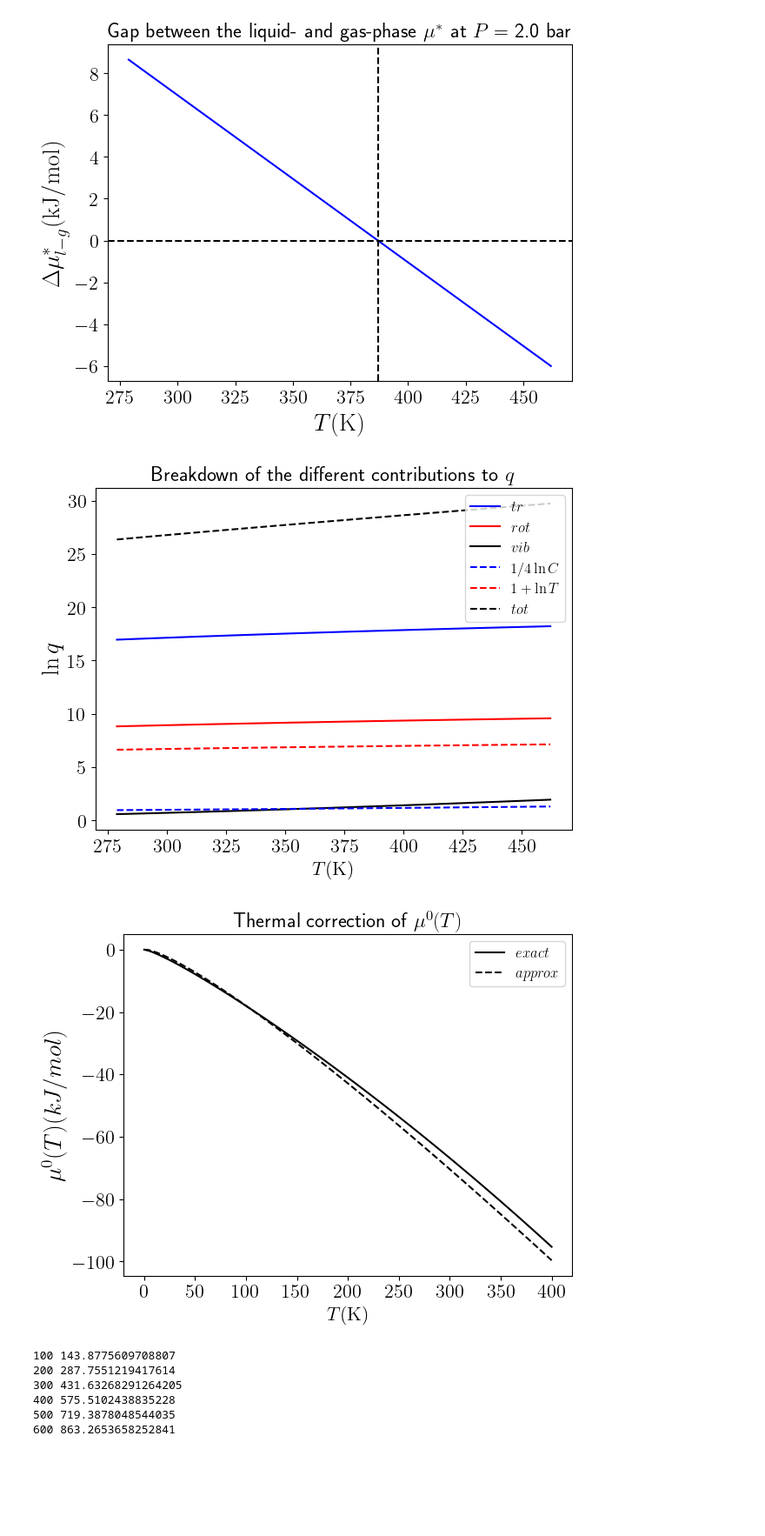
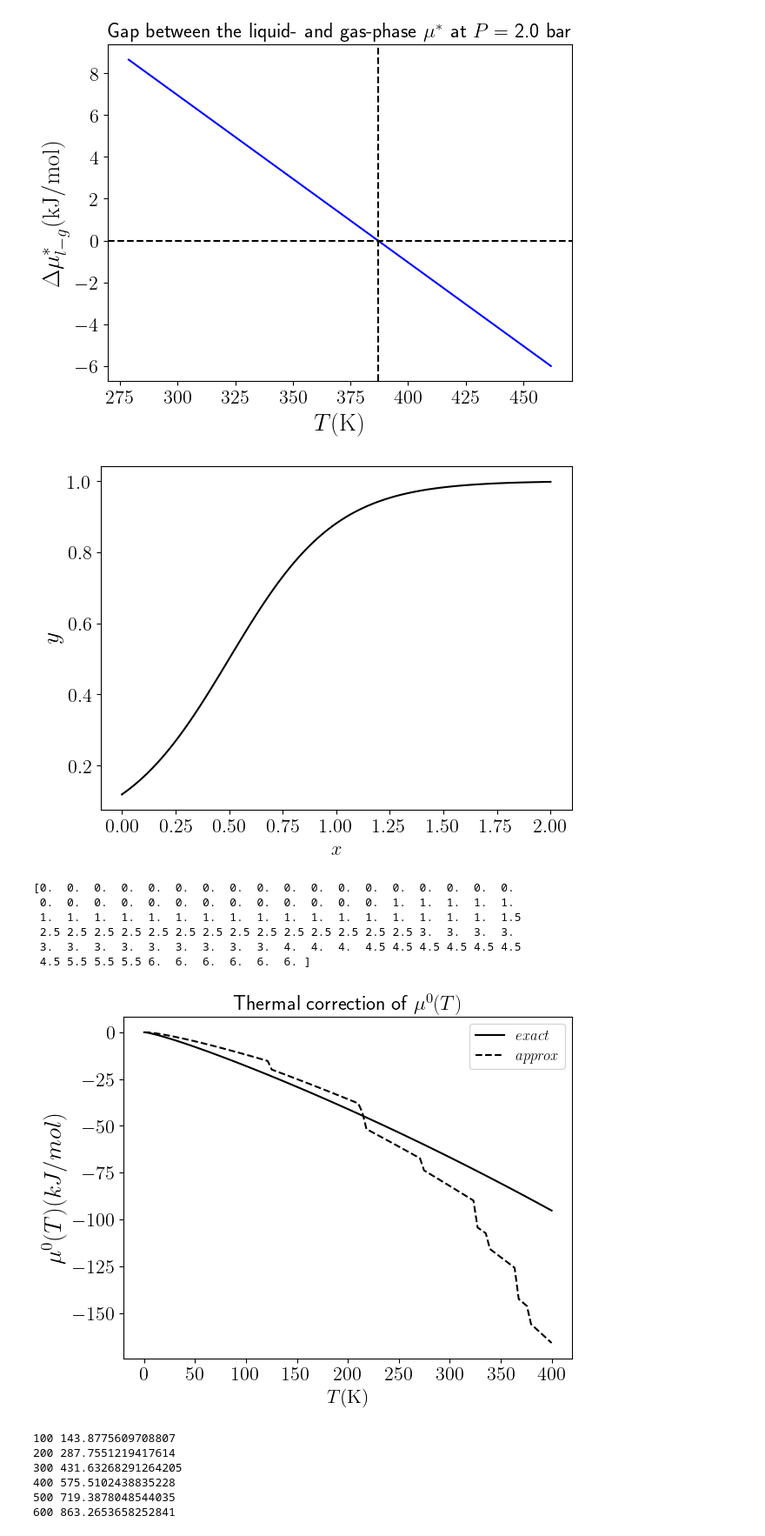
Before and after one commit to emartineznunez/LV_phase_diagrams, a Jupyter notebook: Phase_diagram_pure.ipynb, the cells around one changed output. Shown at 87% size. Saved outputs shown, nothing was run; the diff lists cells and outputs as text; code cells hidden in the pictures; blank space fills up the shorter version.

```diff
--- a/Phase_diagram_pure.ipynb
+++ b/Phase_diagram_pure.ipynb
@@ -602,44 +602,87 @@ plt.show()
 # %%
 #@title Partition functions
 #Plot the partition functions as a function of T
-plt.plot(T,np.log(qt),'-',color='blue', label='$tr$')
-plt.plot(T,np.log(qr),'-',color='red', label='$rot$')
-plt.plot(T,np.log(qv),'-',color='black', label='$vib$')
-plt.plot(T,1/4*np.log(qp),'--',color='blue', label='$1/4\ln C$')
-plt.plot(T,1+np.log(T),'--',color='red', label='$1+\ln T$')
+#plt.plot(T,np.log(qt),'-',color='blue', label='$tr$')
+#plt.plot(T,np.log(qr),'-',color='red', label='$rot$')
+#plt.plot(T,np.log(qv),'-',color='black', label='$vib$')
+#plt.plot(T,1/4*np.log(qp),'--',color='blue', label='$1/4\ln C$')
+#plt.plot(T,1+np.log(T),'--',color='red', label='$1+\ln T$')
 
 
-plt.plot(T,np.log(qv*qr*qt),'--',color='black', label='$tot$')
+#plt.plot(T,np.log(qv*qr*qt),'--',color='black', label='$tot$')
 #plt.plot(T,-R*T*np.log(qv*qr*qt),':',color='black', label='$G_{corr}$')
-plt.ylabel(r'$\ln q$',fontsize=20)
-plt.xlabel(r'$T(\mathrm{K})$',fontsize=16)
-plt.legend(fontsize=12)
+#plt.ylabel(r'$\ln q$',fontsize=20)
+#plt.xlabel(r'$T(\mathrm{K})$',fontsize=16)
+#plt.legend(fontsize=12)
 #plt.xlim(cot,cot2)
+#plt.xticks(fontsize=16)
+#plt.yticks(fontsize=16)
+#plt.axvline(x=tcross,color='black',ls='--')
+#plt.tight_layout()
+#plt.title('Breakdown of the different contributions to $q$', fontsize=17)
+#plt.savefig('Partition_functions.svg')
+#plt.show()
+
+#mut1= G_m_0(1,float(mA[0]),float(AA[0]),float(BA[0]),float(CA[0]),float(lin_A[0]),nat_A,float(sigmaA[0]),*freqA)
+
+nu_rot = 3 - int(lin_A[0])
+nu_vib = np.zeros(100)
+
+xx = np.linspace(0,2,100)
+yy = (1 + np.tanh(2*(xx-0.5)))/2
+
+plt.plot(xx,yy,'-',color='black', label='$exact$')
+plt.ylabel(r'$y$',fontsize=20)
+plt.xlabel(r'$x$',fontsize=16)
 plt.xticks(fontsize=16)
 plt.yticks(fontsize=16)
-#plt.axvline(x=tcross,color='black',ls='--')
 plt.tight_layout()
-plt.title('Breakdown of the different contributions to $q$', fontsize=17)
-plt.savefig('Partition_functions.svg')
 plt.show()
 
-mut1= G_m_0(1,float(mA[0]),float(AA[0]),float(BA[0]),float(CA[0]),float(lin_A[0]),nat_A,float(sigmaA[0]),*freqA)
+for freq in freqA:
+  tita = h * c * 100 * float(freq) / k_B
+  index = 0
+  for ele in T100:
+    x = ele / tita
+    #nu_vibi = max(0,min(1,1.2*x-0.2))
+    #nu_vibi = (1 / x) ** 2 * ( np.exp(-(1/(2 * x))) / (1 - np.exp (-1 / x) ) ) ** 2
+    if x > 0.25:
+      nu_vibi = 0.5
+    elif x > 0.5:
+      nu_vibi = 1
+    else:
+      nu_vibi = 0
 
+
+    #print(x,nu_vibi)
+    nu_vib[index] += nu_vibi
+    index += 1
+
+print(nu_vib)
+
+nu = (5 + nu_rot + 2 * nu_vib) / 2
+#print(nu)
 plt.plot(T100,corr,'-',color='black', label='$exact$')
-plt.plot(T100,6*R*T100*(1-np.log(T100)),'--',color='black', label='$approx$')
+plt.plot(T100,nu*R*T100*(1-np.log(T100)),'--',color='black', label='$approx$')
 plt.ylabel(r'$\mu^0(T) (kJ/mol)$',fontsize=20)
 plt.xlabel(r'$T(\mathrm{K})$',fontsize=16)
 plt.legend(fontsize=12)
 #plt.xlim(cot,cot2)
 plt.xticks(fontsize=16)
 plt.yticks(fontsize=16)
 #plt.axvline(x=tcross,color='black',ls='--')
 plt.tight_layout()
 plt.title('Thermal correction of $\mu^0(T)$', fontsize=17)
 plt.show()
 # %% [output]
-[figure, old version]
+[figure, new version]
+[0.  0.  0.  0.  0.  0.  0.  0.  0.  0.  0.  0.  0.  0.  0.  0.  0.  0.
+ 0.  0.  0.  0.  0.  0.  0.  0.  0.  0.  0.  0.  0.  1.  1.  1.  1.  1.
+ 1.  1.  1.  1.  1.  1.  1.  1.  1.  1.  1.  1.  1.  1.  1.  1.  1.  1.5
+ 2.5 2.5 2.5 2.5 2.5 2.5 2.5 2.5 2.5 2.5 2.5 2.5 2.5 2.5 3.  3.  3.  3.
+ 3.  3.  3.  3.  3.  3.  3.  3.  3.  4.  4.  4.  4.5 4.5 4.5 4.5 4.5 4.5
+ 4.5 5.5 5.5 5.5 6.  6.  6.  6.  6.  6. ]
-[figure, old version]
+[figure, new version]
 # %%
 #@title heat capacity as a function of freqs
 
```
